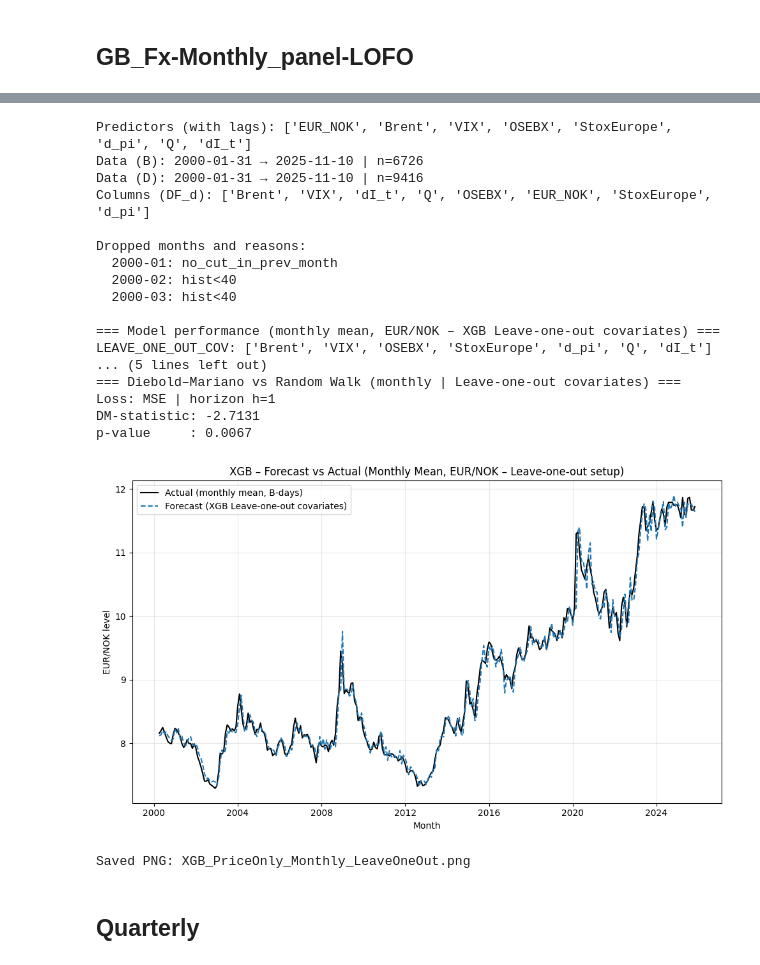
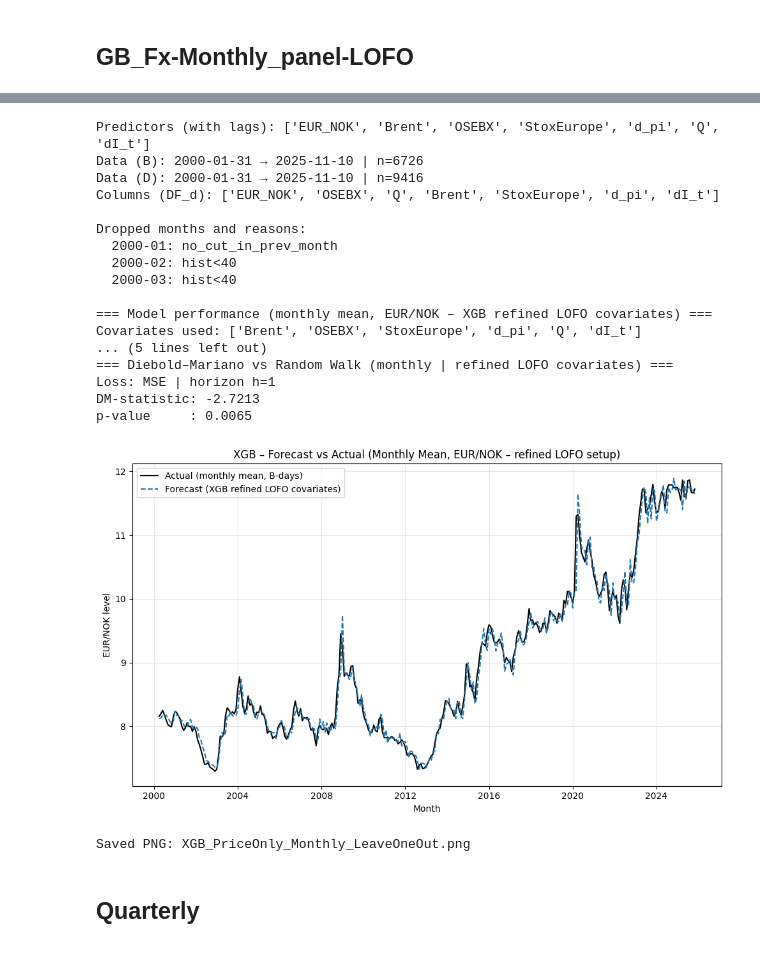
Before and after one commit to bredeespelid/XGBoost_FX, a Jupyter notebook: src/XGBoostVariableImportance.ipynb, the cells around one changed output, grey strips where cells are left out. Cells and saved outputs as stored; diff of their text form; code cells hidden in the pictures.

```diff
--- a/src/XGBoostVariableImportance.ipynb
+++ b/src/XGBoostVariableImportance.ipynb
@@ -1100,10 +1143,12 @@ if __name__ == "__main__":
 # %%
 # =========================================
 # XGB Price only – EUR/NOK walk-forward (monthly, levels)
-# DAILY PANEL + MACRO COVARIATES (past-only, leave-one-out selected set)
+# DAILY PANEL + MACRO COVARIATES (past-only, refined leave-one-out set)
 #
 # - Target: EUR_NOK (single series)
 # - Predictors (lags): EUR_NOK + selected covariates
+# - Selected covariates (etter LOFO): Brent, OSEBX, StoxEurope, Q, d_pi, dI_t
+#   (VIX, SP500 og OBX_Energy er droppet)
 # - Data: daily (calendar days), forward-filled
 # - Cut: last business day of previous month (based on EUR_NOK B-days)
 # - Forecast: recursive daily next-month -> aggregate to monthly mean over business days
@@ -1173,8 +1218,8 @@ CFG = Config()
 
 TARGET_SERIES = "EUR_NOK"
 
-# Leave-one-out selected set of covariates
-LEAVE_ONE_OUT_COV = ["Brent", "VIX", "OSEBX", "StoxEurope", "d_pi", "Q", "dI_t"]
+# Refined leave-one-out set (VIX droppet)
+LEAVE_ONE_OUT_COV = ["Brent", "OSEBX", "StoxEurope", "d_pi", "Q", "dI_t"]
 
 # Predictors whose lags enter X (target included)
 PREDICTORS = [TARGET_SERIES] + LEAVE_ONE_OUT_COV
@@ -1439,8 +1484,8 @@ def evaluate(eval_df: pd.DataFrame, predictors_used: List[str]) -> pd.DataFrame:
     total = int(mask.sum())
     hit_rate = (hits / total) if total else np.nan
 
-    print("\n=== Model performance (monthly mean, EUR/NOK – XGB Leave-one-out covariates) ===")
-    print(f"LEAVE_ONE_OUT_COV: {predictors_used[1:]}")
+    print("\n=== Model performance (monthly mean, EUR/NOK – XGB refined LOFO covariates) ===")
+    print(f"Covariates used: {predictors_used[1:]}")
     print(f"Observations: {n_obs}")
     print(f"RMSE (level): {rmse:.6f}")
     print(f"MAE  (level): {mae:.6f}")
@@ -1492,7 +1537,7 @@ def dm_against_random_walk(eval_df: pd.DataFrame, loss: str = "mse", h: int = 1)
     df = eval_df.copy()
     df["rw_pred"] = df["y_true"].shift(1)
     dm_stat, p_val = dm_test(df["y_true"], df["y_pred"], df["rw_pred"], h=h, loss=loss)
-    print("\n=== Diebold–Mariano vs Random Walk (monthly | Leave-one-out covariates) ===")
+    print("\n=== Diebold–Mariano vs Random Walk (monthly | refined LOFO covariates) ===")
     print(f"Loss: {loss.upper()} | horizon h={h}")
     print(f"DM-statistic: {dm_stat:.4f}" if np.isfinite(dm_stat) else "DM-statistic: nan")
     print(f"p-value     : {p_val:.4f}" if np.isfinite(p_val) else "p-value     : nan")
@@ -1513,10 +1558,10 @@ def plot_monthly_simple(eval_df: pd.DataFrame, png_path: str):
     plt.plot(x, eval_df["y_true"], color="black", label="Actual (monthly mean, B-days)")
     plt.plot(
         x, eval_df["y_pred"], color="tab:blue", linestyle="--",
-        label="Forecast (XGB Leave-one-out covariates)"
+        label="Forecast (XGB refined LOFO covariates)"
     )
 
-    plt.title("XGB – Forecast vs Actual (Monthly Mean, EUR/NOK – Leave-one-out setup)")
+    plt.title("XGB – Forecast vs Actual (Monthly Mean, EUR/NOK – refined LOFO setup)")
     plt.xlabel("Month")
     plt.ylabel("EUR/NOK level")
     plt.legend()
@@ -1532,41 +1577,41 @@ def plot_monthly_simple(eval_df: pd.DataFrame, png_path: str):
 # Main
 # -----------------------------
 def main():
     S_b, DF_d = load_series(CFG.url, PREDICTORS)
 
     if CFG.verbose:
         print(f"Predictors (with lags): {PREDICTORS}")
         print(f"Data (B): {S_b.index.min().date()} → {S_b.index.max().date()} | n={len(S_b)}")
         print(f"Data (D): {DF_d.index.min().date()} → {DF_d.index.max().date()} | n={len(DF_d)}")
         print(f"Columns (DF_d): {list(DF_d.columns)}")
 
     df_eval = walk_forward_xgb_monthly_parallel(S_b, DF_d, PREDICTORS, n_jobs_outer=-1)
     eval_df = evaluate(df_eval, predictors_used=PREDICTORS)
 
     dm_against_random_walk(eval_df, loss="mse", h=1)
     plot_monthly_simple(eval_df, CFG.fig_png)
 
 if __name__ == "__main__":
     main()
 # %% [output]
-Predictors (with lags): ['EUR_NOK', 'Brent', 'VIX', 'OSEBX', 'StoxEurope', 'd_pi', 'Q', 'dI_t']
+Predictors (with lags): ['EUR_NOK', 'Brent', 'OSEBX', 'StoxEurope', 'd_pi', 'Q', 'dI_t']
 Data (B): 2000-01-31 → 2025-11-10 | n=6726
 Data (D): 2000-01-31 → 2025-11-10 | n=9416
-Columns (DF_d): ['Brent', 'VIX', 'dI_t', 'Q', 'OSEBX', 'EUR_NOK', 'StoxEurope', 'd_pi']
+Columns (DF_d): ['EUR_NOK', 'OSEBX', 'Q', 'Brent', 'StoxEurope', 'd_pi', 'dI_t']
 
 Dropped months and reasons:
   2000-01: no_cut_in_prev_month
   2000-02: hist<40
   2000-03: hist<40
 
-=== Model performance (monthly mean, EUR/NOK – XGB Leave-one-out covariates) ===
-LEAVE_ONE_OUT_COV: ['Brent', 'VIX', 'OSEBX', 'StoxEurope', 'd_pi', 'Q', 'dI_t']
+=== Model performance (monthly mean, EUR/NOK – XGB refined LOFO covariates) ===
+Covariates used: ['Brent', 'OSEBX', 'StoxEurope', 'd_pi', 'Q', 'dI_t']
 ... (5 lines left out)
-=== Diebold–Mariano vs Random Walk (monthly | Leave-one-out covariates) ===
+=== Diebold–Mariano vs Random Walk (monthly | refined LOFO covariates) ===
 Loss: MSE | horizon h=1
-DM-statistic: -2.7131
-p-value     : 0.0067
+DM-statistic: -2.7213
+p-value     : 0.0065
-[figure, old version]
+[figure, new version]
 Saved PNG: XGB_PriceOnly_Monthly_LeaveOneOut.png
 # %% [markdown]
 ## Quarterly
```
Also changed, not shown: parts of 4 cells of this notebook, 15 other files.
